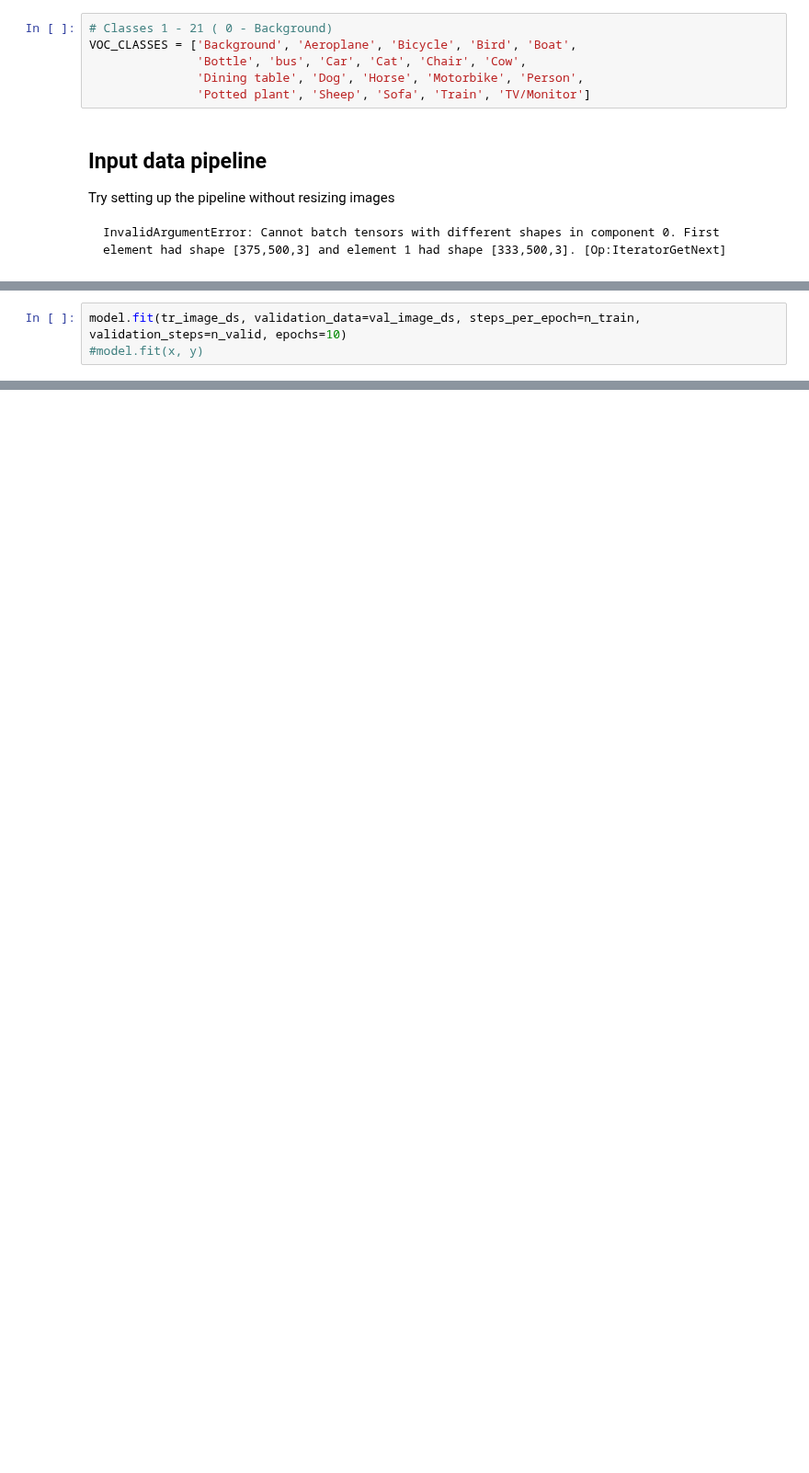
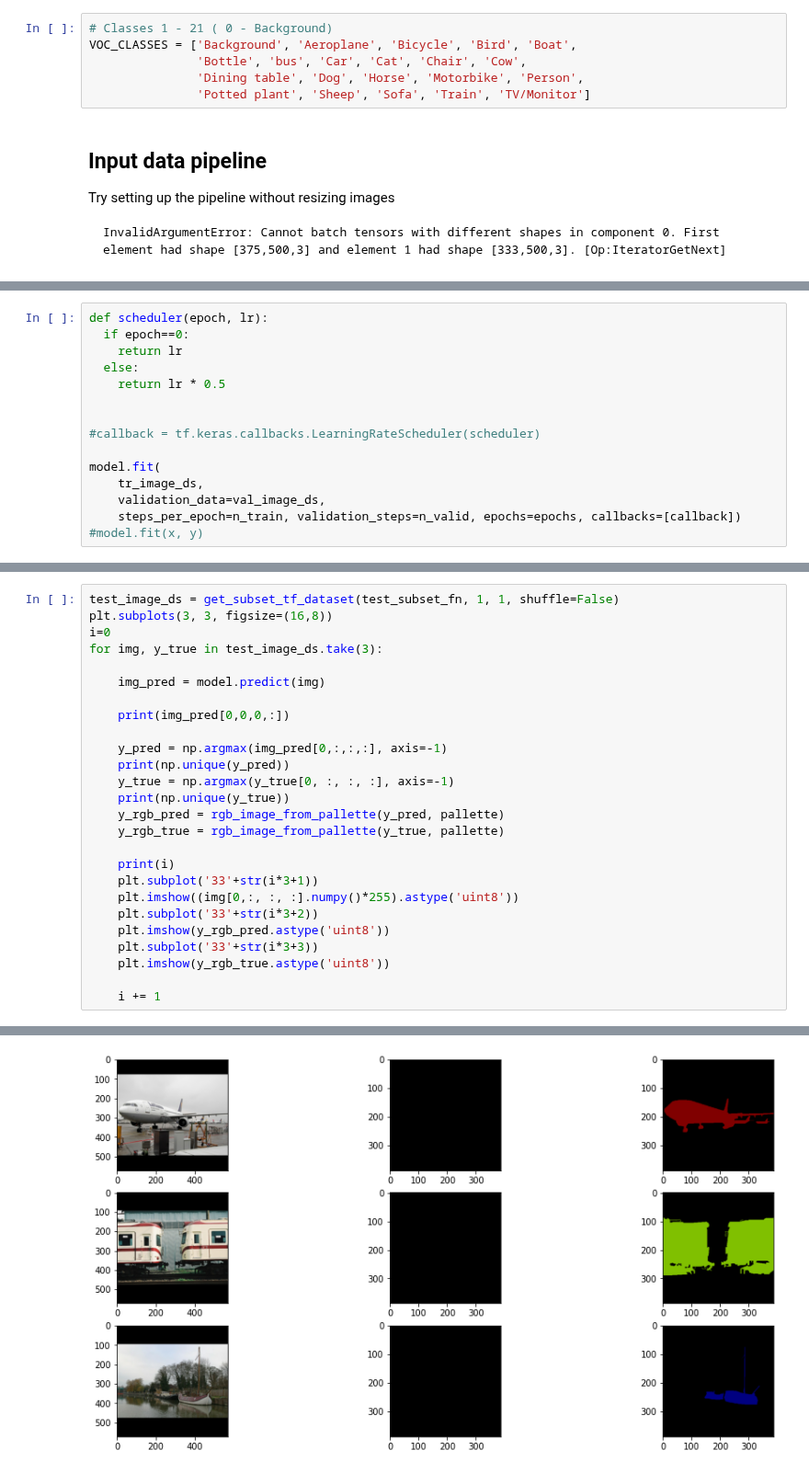
Before and after one commit to thushv89/manning_tf2_in_action, a Jupyter notebook: Ch08/8.1.Image_Segmentation.ipynb, the cells around one changed output, grey strips where cells are left out. Shown at 92% size. Cells and saved outputs as stored; diff of their text form; blank space fills up the shorter version.

```diff
--- a/Ch08/8.1.Image_Segmentation.ipynb
+++ b/Ch08/8.1.Image_Segmentation.ipynb
@@ -492,6 +500,18 @@ Trainable params: 121,825
 Non-trainable params: 0
 __________________________________________________________________________________________________
 # %%
-model.fit(tr_image_ds, validation_data=val_image_ds, steps_per_epoch=n_train, validation_steps=n_valid, epochs=10)
+def scheduler(epoch, lr):
+  if epoch==0:
+    return lr
+  else:
+    return lr * 0.5
+
+
+#callback = tf.keras.callbacks.LearningRateScheduler(scheduler)
+
+model.fit(
+    tr_image_ds,
+    validation_data=val_image_ds,
+    steps_per_epoch=n_train, validation_steps=n_valid, epochs=epochs, callbacks=[callback])
 #model.fit(x, y)
 # %% [output]
@@ -501,0 +528,27 @@ KeyboardInterrupt:
+# %%
+test_image_ds = get_subset_tf_dataset(test_subset_fn, 1, 1, shuffle=False)
+plt.subplots(3, 3, figsize=(16,8))
+i=0
+for img, y_true in test_image_ds.take(3):
+
+    img_pred = model.predict(img)
+
+    print(img_pred[0,0,0,:])
+
+    y_pred = np.argmax(img_pred[0,:,:,:], axis=-1)
+    print(np.unique(y_pred))
+    y_true = np.argmax(y_true[0, :, :, :], axis=-1)
+    print(np.unique(y_true))
+    y_rgb_pred = rgb_image_from_pallette(y_pred, pallette)
+    y_rgb_true = rgb_image_from_pallette(y_true, pallette)
+
+    print(i)
+    plt.subplot('33'+str(i*3+1))
+    plt.imshow((img[0,:, :, :].numpy()*255).astype('uint8'))
+    plt.subplot('33'+str(i*3+2))
+    plt.imshow(y_rgb_pred.astype('uint8'))
+    plt.subplot('33'+str(i*3+3))
+    plt.imshow(y_rgb_true.astype('uint8'))
+
+    i += 1
+# %% [output]
@@ -501,0 +567 @@ KeyboardInterrupt:
+[figure, added]
```
Also changed, not shown: parts of 7 cells of this notebook.
